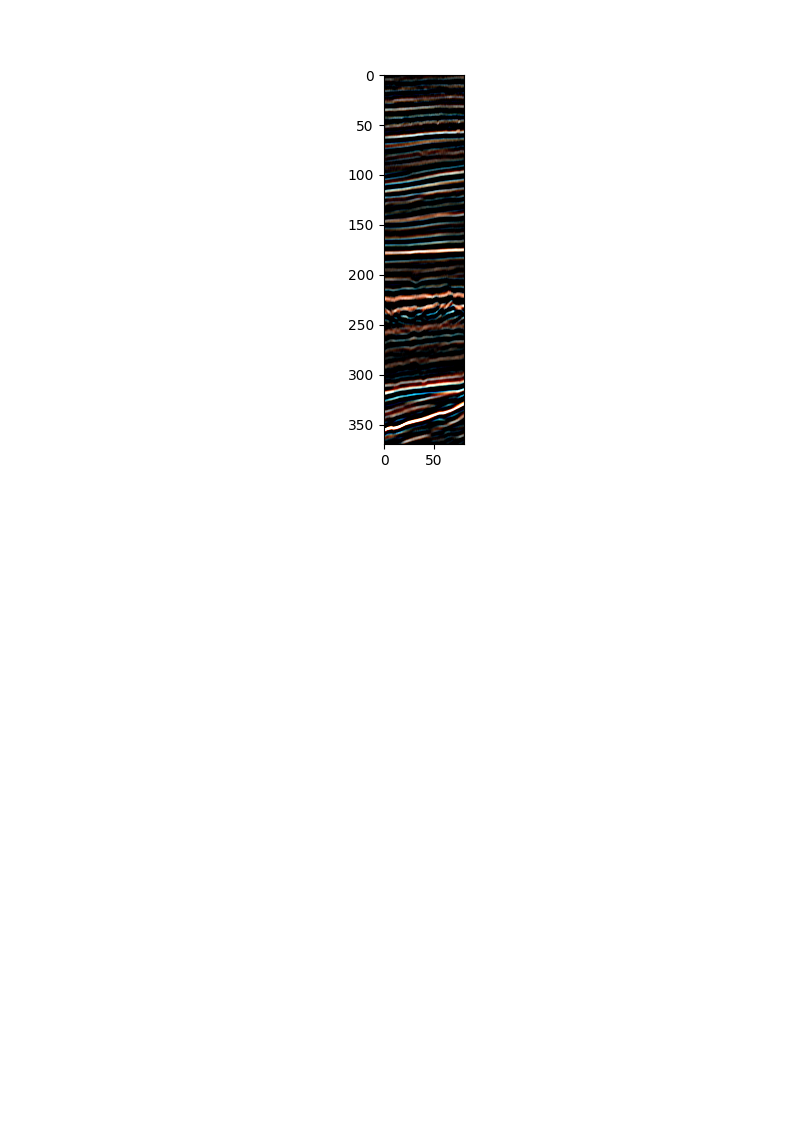
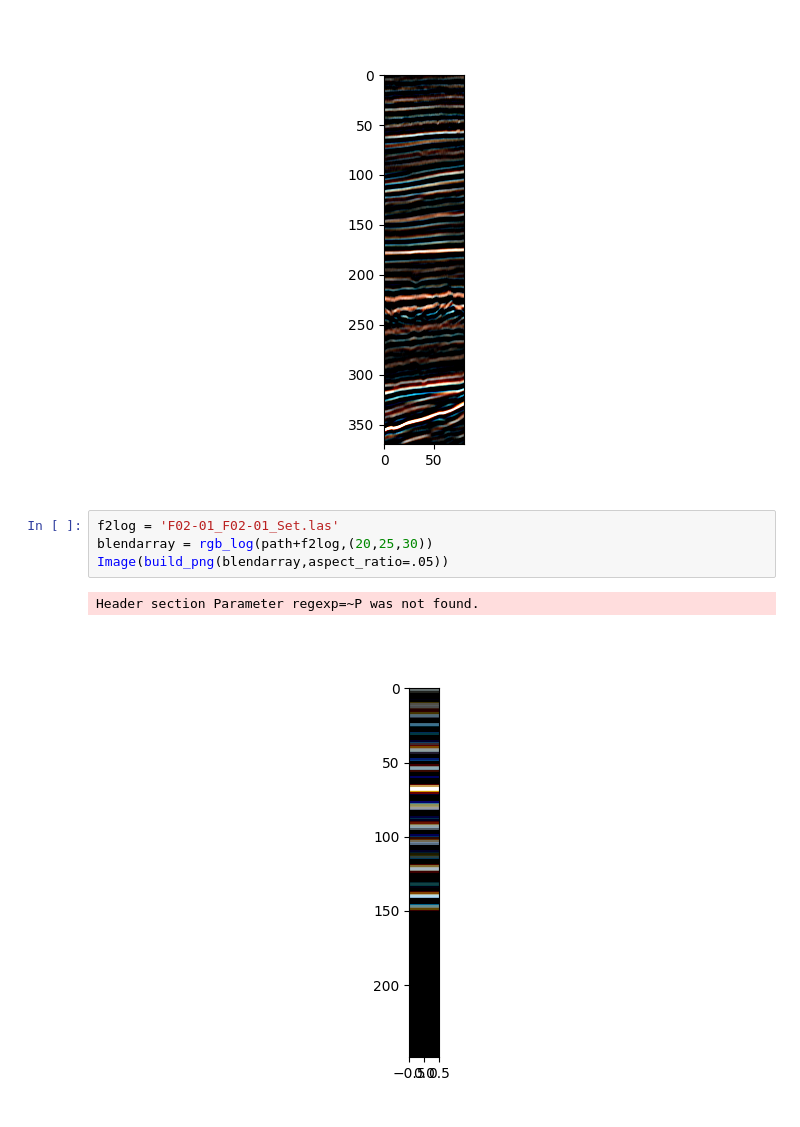
Before and after one commit to Gijsbertbas/rgb-explorers-backend, a Jupyter notebook: processing/test_blending.ipynb, the cells around one changed output. Drawn from its saved outputs; the diff is of its cells as text; blank space fills up the shorter version.

```diff
--- a/processing/test_blending.ipynb
+++ b/processing/test_blending.ipynb
@@ -54,3 +74,10 @@ array([ 8, 11, 13])
 Image(seismic_blend_png('x',50,freq_to_index((20,25,30))))
 # %% [output]
 [figure]
+# %%
+f2log = 'F02-01_F02-01_Set.las'
+blendarray = rgb_log(path+f2log,(20,25,30))
+Image(build_png(blendarray,aspect_ratio=.05))
+# %% [output]
+Header section Parameter regexp=~P was not found.
+[figure, added]
```
Also changed, not shown: parts of 7 cells of this notebook.
